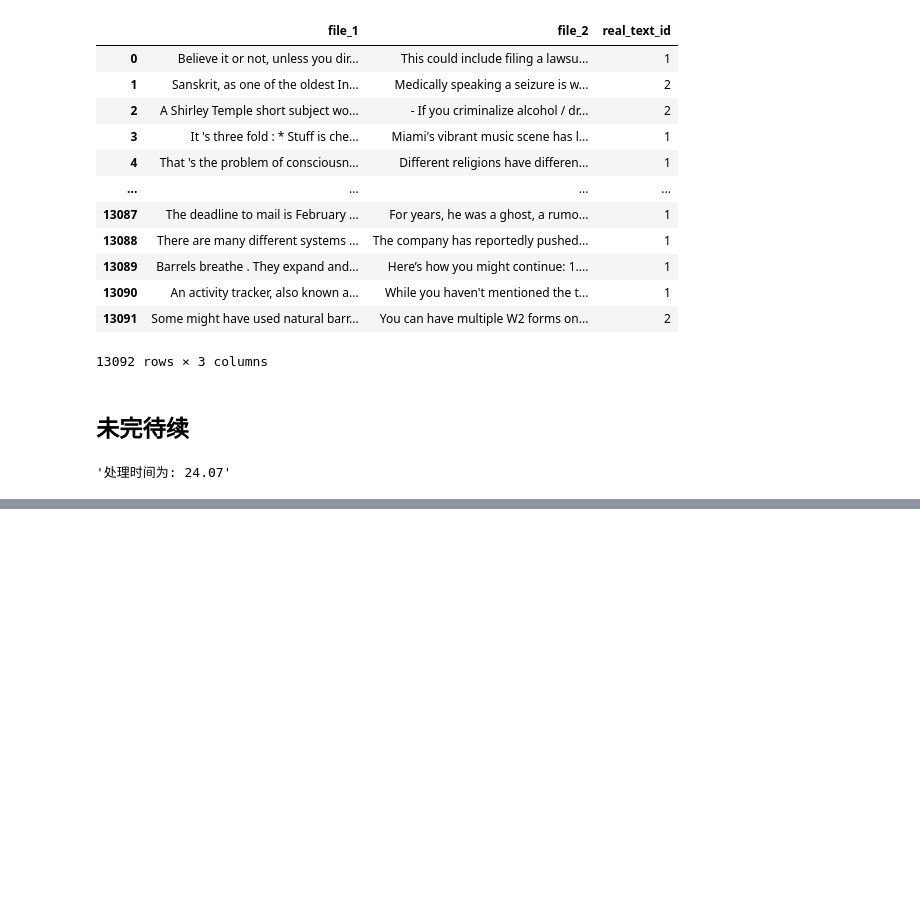
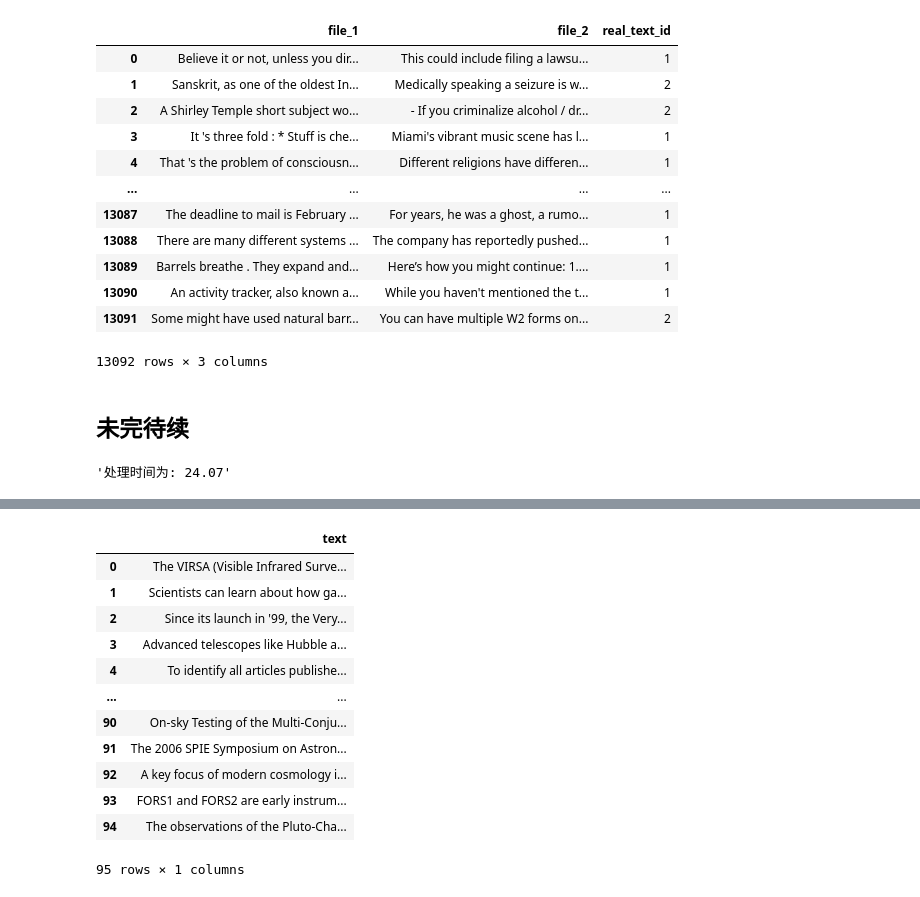
Before and after one commit to zhangdw156/fake-or-real, a Jupyter notebook: research.ipynb, the cells around one changed output, grey strips where cells are left out. Drawn from its saved outputs; the diff is of its cells as text; code cells hidden in the pictures; blank space fills up the shorter version.

```diff
--- a/research.ipynb
+++ b/research.ipynb
@@ -607,0 +613,2 @@ f"处理时间为: {(end_time-begin_time):.2f}"
+# %%
+data_path='data/train.json'
@@ -607,0 +633,22 @@ f"处理时间为: {(end_time-begin_time):.2f}"
+# %%
+data_man_1=data[data['real_text_id']==1]['file_1']
+data_man_2=data[data['real_text_id']==2]['file_2']
+data_man=pd.DataFrame(
+    data=data_man_1.tolist()+data_man_2.tolist(),
+    columns=['text']
+)
+data_man
+# %% [output]
+|  | text |
+| 0 | The VIRSA (Visible Infrared Surve... |
+| 1 | Scientists can learn about how ga... |
+| 2 | Since its launch in '99, the Very... |
+| 3 | Advanced telescopes like Hubble a... |
+| 4 | To identify all articles publishe... |
+| ... | ... |
+| 90 | On-sky Testing of the Multi-Conju... |
+| 91 | The 2006 SPIE Symposium on Astron... |
+| 92 | A key focus of modern cosmology i... |
+| 93 | FORS1 and FORS2 are early instrum... |
+| 94 | The observations of the Pluto-Cha... |
+95 rows × 1 columns
```
Also changed, not shown: parts of 31 cells of this notebook, 19 other files.
